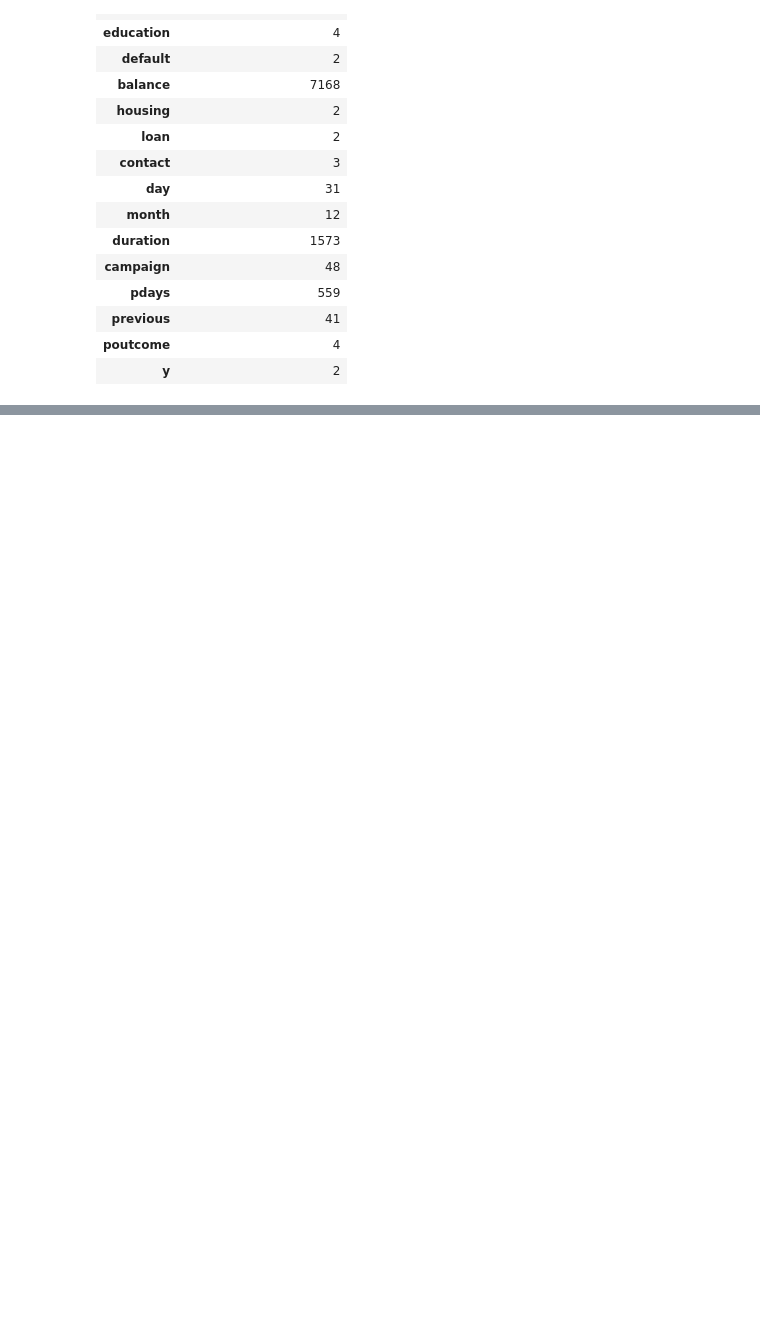
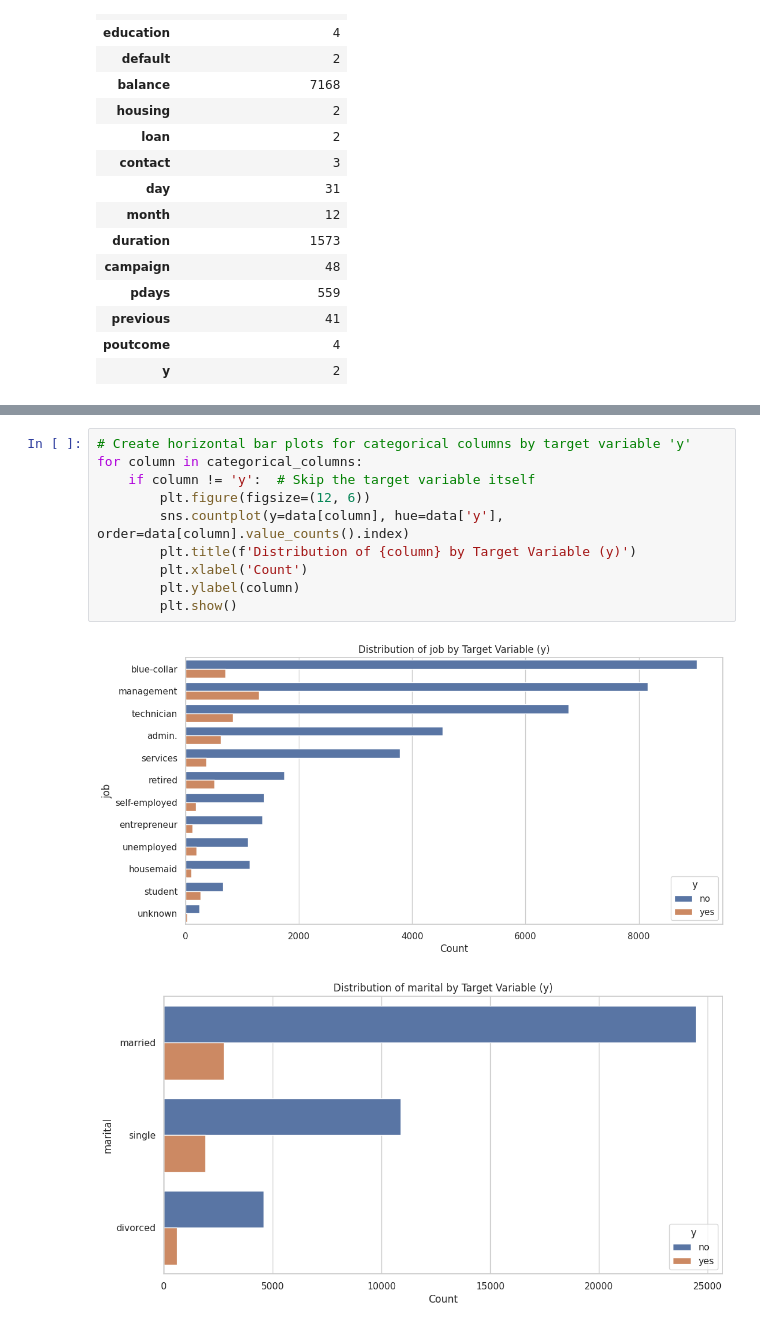
Before and after one commit to PrabhaviWKP/Machine-Learning, a Jupyter notebook: notebooks/2604CW.ipynb, the cells around one changed output, grey strips where cells are left out. Drawn from its saved outputs; the diff is of its cells as text; blank space fills up the shorter version.

```diff
--- a/notebooks/2604CW.ipynb
+++ b/notebooks/2604CW.ipynb
@@ -248,0 +220,13 @@ Name: count, dtype: object
+# %%
+# Create horizontal bar plots for categorical columns by target variable 'y'
+for column in categorical_columns:
+    if column != 'y':  # Skip the target variable itself
+        plt.figure(figsize=(12, 6))
+        sns.countplot(y=data[column], hue=data['y'], order=data[column].value_counts().index)
+        plt.title(f'Distribution of {column} by Target Variable (y)')
+        plt.xlabel('Count')
+        plt.ylabel(column)
+        plt.show()
+# %% [output]
+[figure, added]
+[figure, added]
```
Also changed, not shown: parts of 11 cells of this notebook.
